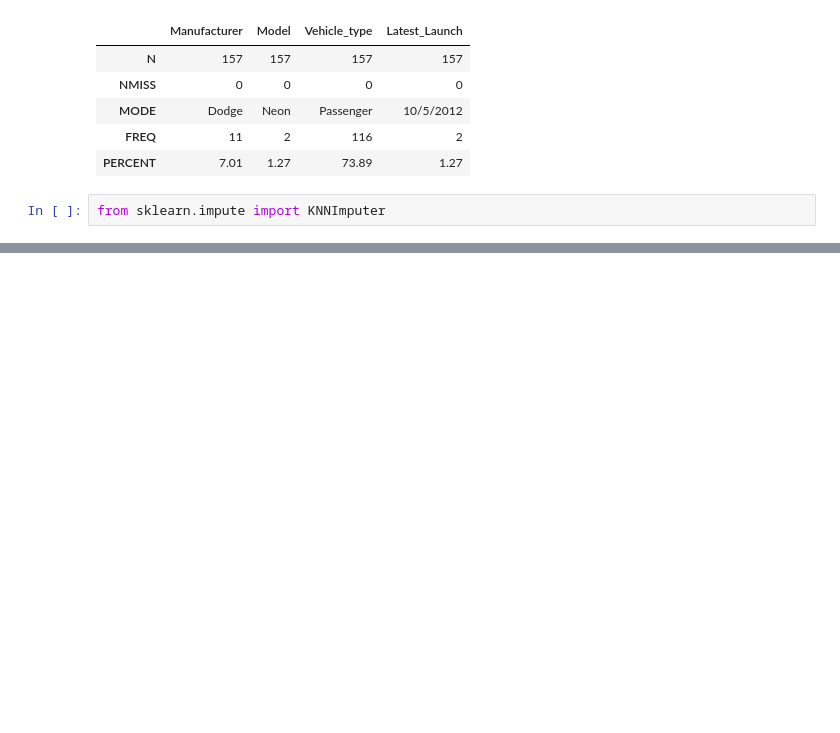
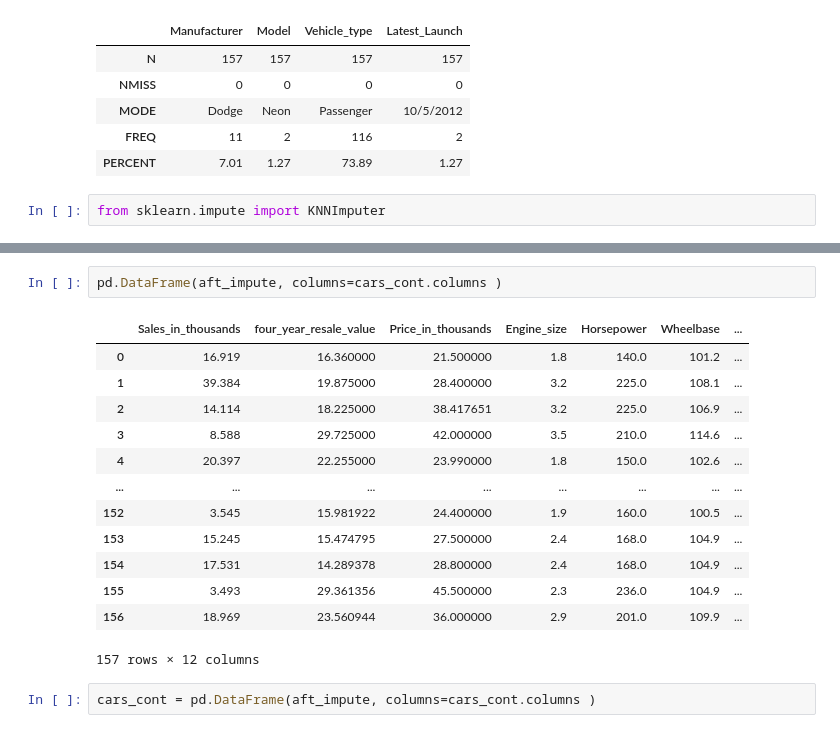
Before and after one commit to kroopeshrajput/Linear_regression_OLS_Car_sales, a Jupyter notebook: OLS Car sales.ipynb, the cells around one changed output, grey strips where cells are left out. Drawn from its saved outputs; the diff is of its cells as text; blank space fills up the shorter version.

```diff
--- a/OLS Car sales.ipynb
+++ b/OLS Car sales.ipynb
@@ -142,0 +183,18 @@ from sklearn.impute import KNNImputer
+# %%
+pd.DataFrame(aft_impute, columns=cars_cont.columns )
+# %% [output]
+|  | Sales_in_thousands | four_year_resale_value | Price_in_thousands | Engine_size | Horsepower | Wheelbase | ... |
+| 0 | 16.919 | 16.360000 | 21.500000 | 1.8 | 140.0 | 101.2 | ... |
+| 1 | 39.384 | 19.875000 | 28.400000 | 3.2 | 225.0 | 108.1 | ... |
+| 2 | 14.114 | 18.225000 | 38.417651 | 3.2 | 225.0 | 106.9 | ... |
+| 3 | 8.588 | 29.725000 | 42.000000 | 3.5 | 210.0 | 114.6 | ... |
+| 4 | 20.397 | 22.255000 | 23.990000 | 1.8 | 150.0 | 102.6 | ... |
+| ... | ... | ... | ... | ... | ... | ... | ... |
+| 152 | 3.545 | 15.981922 | 24.400000 | 1.9 | 160.0 | 100.5 | ... |
+| 153 | 15.245 | 15.474795 | 27.500000 | 2.4 | 168.0 | 104.9 | ... |
+| 154 | 17.531 | 14.289378 | 28.800000 | 2.4 | 168.0 | 104.9 | ... |
+| 155 | 3.493 | 29.361356 | 45.500000 | 2.3 | 236.0 | 104.9 | ... |
+| 156 | 18.969 | 23.560944 | 36.000000 | 2.9 | 201.0 | 109.9 | ... |
+157 rows × 12 columns
+# %%
+cars_cont = pd.DataFrame(aft_impute, columns=cars_cont.columns )
```
Also changed, not shown: parts of 5 cells of this notebook.
